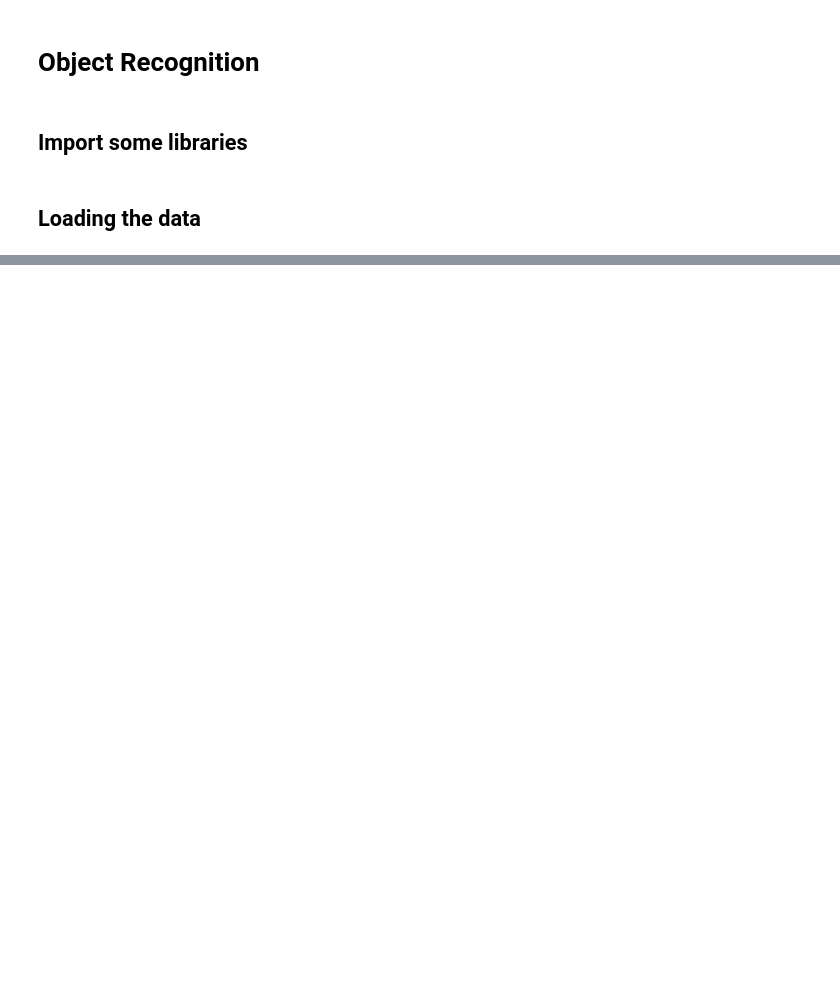
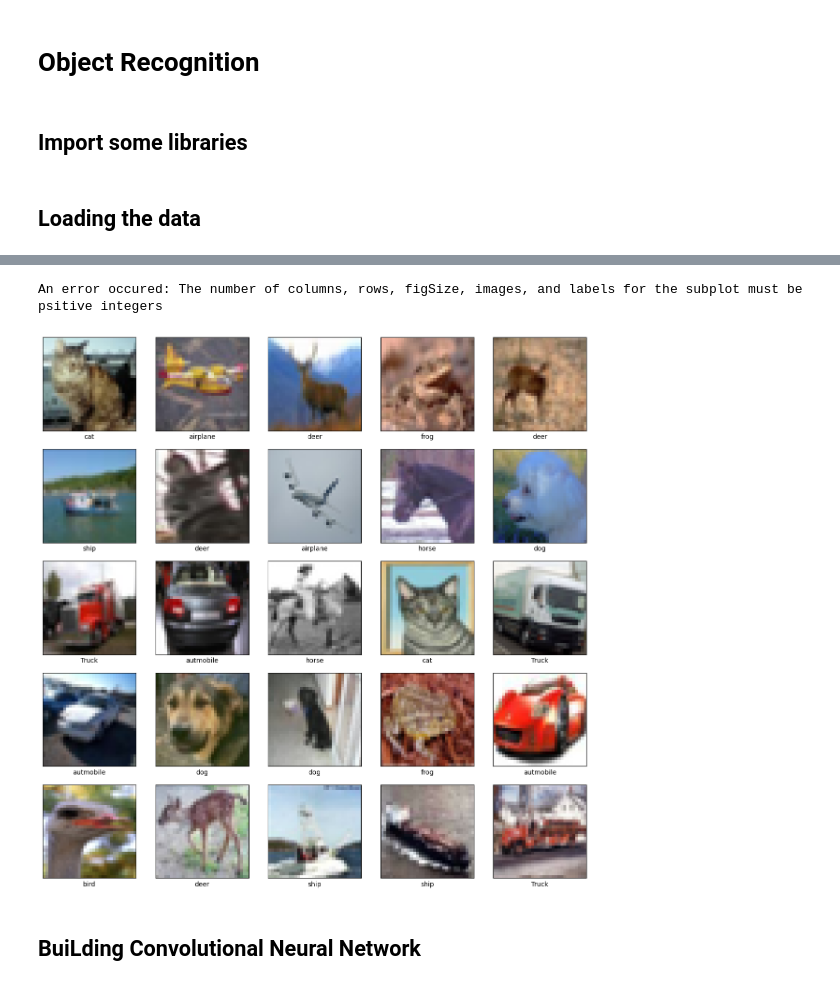
Before and after one commit to eniola-ajala/deep-learning-practice, a Jupyter notebook: obj_recognition.ipynb, the cells around one changed output, grey strips where cells are left out. Saved outputs shown, nothing was run; the diff lists cells and outputs as text; code cells hidden in the pictures; blank space fills up the shorter version.

```diff
--- a/obj_recognition.ipynb
+++ b/obj_recognition.ipynb
@@ -35,0 +72,14 @@ TypeError: Invalid shape (50000, 32, 32, 3) for image data
+# %%
+class_names = [
+    "airplane",
+    "autmobile",
+    "bird",
+    "cat",
+    "deer",
+    "dog",
+    "frog",
+    "horse",
+    "ship",
+    "Truck",
+
+]
@@ -35,0 +108,20 @@ TypeError: Invalid shape (50000, 32, 32, 3) for image data
+# %%
+import random
+def showRandomfigures(rows, columns, images, labels, figSize=(15,15)):
+    try:
+        if (rows>0 and columns>0 and len(images)>0 and len(labels)>0 and figSize[0]>0 and figSize[1]>0):
+            plt.figure(figsize=figSize)
+        for i in range(rows * columns):
+            plt.subplot(rows, columns, i+1)
+            plt.xticks([])
+            plt.yticks([])
+            if len(labels) == len(images):
+                randNumber = random.randint(0,len(images))
+            else:
+                raise ValueError("The number of images must be the same.")
+            plt.imshow(images[randNumber], cmap="gray")
+            plt.xlabel(class_names[labels[randNumber]])
+        else:
+            raise ValueError("The number of columns, rows, figSize, images, and labels for the subplot must be psitive integers")
+    except Exception as error:
+        print(f"An error occured: {error}" )
@@ -35,0 +133,7 @@ TypeError: Invalid shape (50000, 32, 32, 3) for image data
+# %%
+showRandomfigures(5,5,X_train, y_train, (15,15))
+# %% [output]
+An error occured: The number of columns, rows, figSize, images, and labels for the subplot must be psitive integers
+[figure, added]
+# %% [markdown]
+## BuiLding Convolutional Neural Network
```
Also changed, not shown: parts of 25 cells of this notebook.
